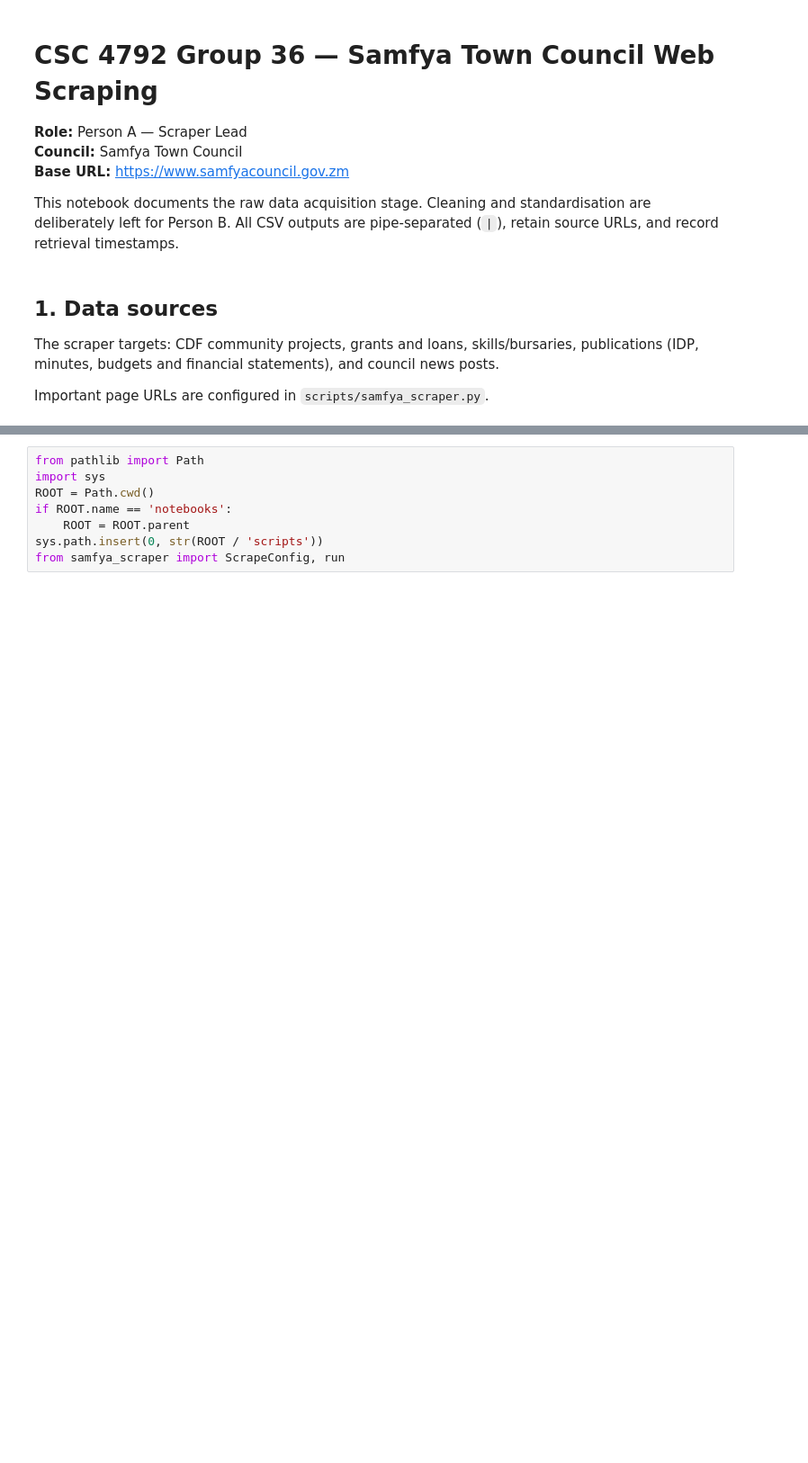
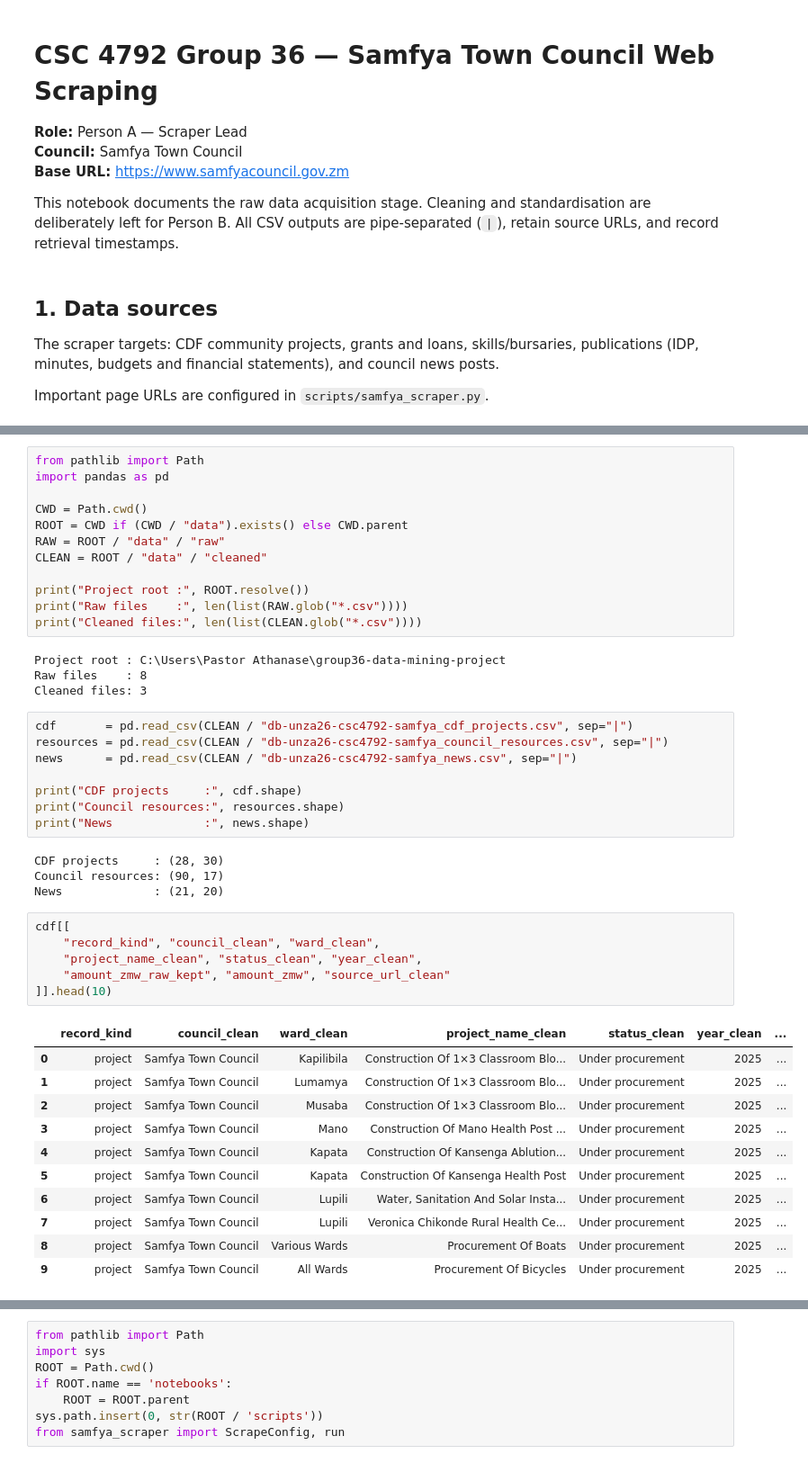
Before and after one commit to Giftkanene/group36-data-mining-project, a Jupyter notebook: notebooks/Group36_Dataming_Project.ipynb, the cells around one changed output, grey strips where cells are left out. Shown at 90% size. Drawn from its saved outputs; the diff is of its cells as text; blank space fills up the shorter version.

Commit message:
data: add cleaned Samfya council datasets

```diff
--- a/notebooks/Group36_Dataming_Project.ipynb
+++ b/notebooks/Group36_Dataming_Project.ipynb
@@ -12,0 +25,46 @@ Important page URLs are configured in `scripts/samfya_scraper.py`.
+# %%
+from pathlib import Path
+import pandas as pd
+
+CWD = Path.cwd()
+ROOT = CWD if (CWD / "data").exists() else CWD.parent
+RAW = ROOT / "data" / "raw"
+CLEAN = ROOT / "data" / "cleaned"
+
+print("Project root :", ROOT.resolve())
+print("Raw files    :", len(list(RAW.glob("*.csv"))))
+print("Cleaned files:", len(list(CLEAN.glob("*.csv"))))
+# %% [output]
+Project root : C:\Users\Pastor Athanase\group36-data-mining-project
+Raw files    : 8
+Cleaned files: 3
+# %%
+cdf       = pd.read_csv(CLEAN / "db-unza26-csc4792-samfya_cdf_projects.csv", sep="|")
+resources = pd.read_csv(CLEAN / "db-unza26-csc4792-samfya_council_resources.csv", sep="|")
+news      = pd.read_csv(CLEAN / "db-unza26-csc4792-samfya_news.csv", sep="|")
+
+print("CDF projects     :", cdf.shape)
+print("Council resources:", resources.shape)
+print("News             :", news.shape)
+# %% [output]
+CDF projects     : (28, 30)
+Council resources: (90, 17)
+News             : (21, 20)
+# %%
+cdf[[
+    "record_kind", "council_clean", "ward_clean",
+    "project_name_clean", "status_clean", "year_clean",
+    "amount_zmw_raw_kept", "amount_zmw", "source_url_clean"
+]].head(10)
+# %% [output]
+|  | record_kind | council_clean | ward_clean | project_name_clean | status_clean | year_clean | ... |
+| 0 | project | Samfya Town Council | Kapilibila | Construction Of 1×3 Classroom Blo... | Under procurement | 2025 | ... |
+| 1 | project | Samfya Town Council | Lumamya | Construction Of 1×3 Classroom Blo... | Under procurement | 2025 | ... |
+| 2 | project | Samfya Town Council | Musaba | Construction Of 1×3 Classroom Blo... | Under procurement | 2025 | ... |
+| 3 | project | Samfya Town Council | Mano | Construction Of Mano Health Post ... | Under procurement | 2025 | ... |
+| 4 | project | Samfya Town Council | Kapata | Construction Of Kansenga Ablution... | Under procurement | 2025 | ... |
+| 5 | project | Samfya Town Council | Kapata | Construction Of Kansenga Health Post | Under procurement | 2025 | ... |
+| 6 | project | Samfya Town Council | Lupili | Water, Sanitation And Solar Insta... | Under procurement | 2025 | ... |
+| 7 | project | Samfya Town Council | Lupili | Veronica Chikonde Rural Health Ce... | Under procurement | 2025 | ... |
+| 8 | project | Samfya Town Council | Various Wards | Procurement Of Boats | Under procurement | 2025 | ... |
+| 9 | project | Samfya Town Council | All Wards | Procurement Of Bicycles | Under procurement | 2025 | ... |
```
Also changed, not shown: parts of 8 cells of this notebook, 8 other files.
